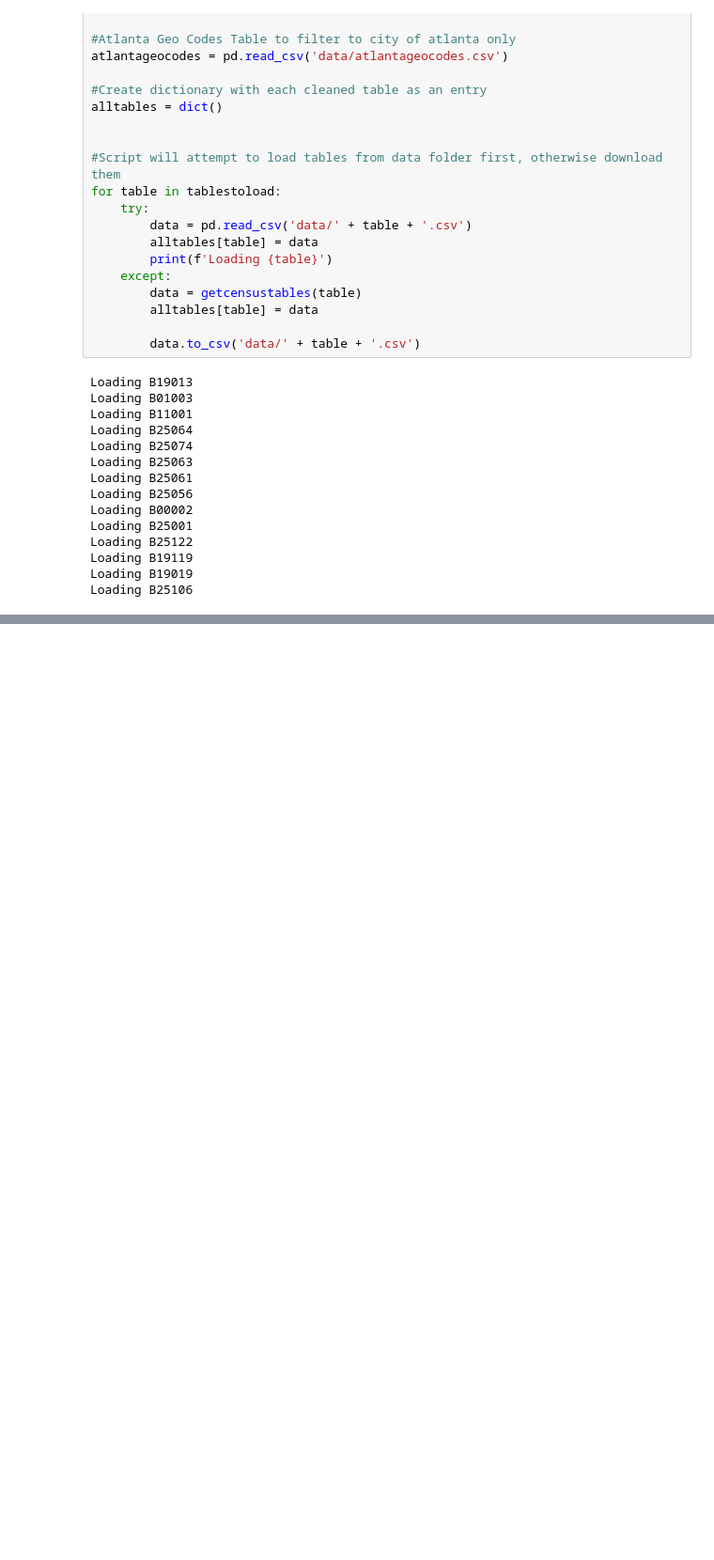
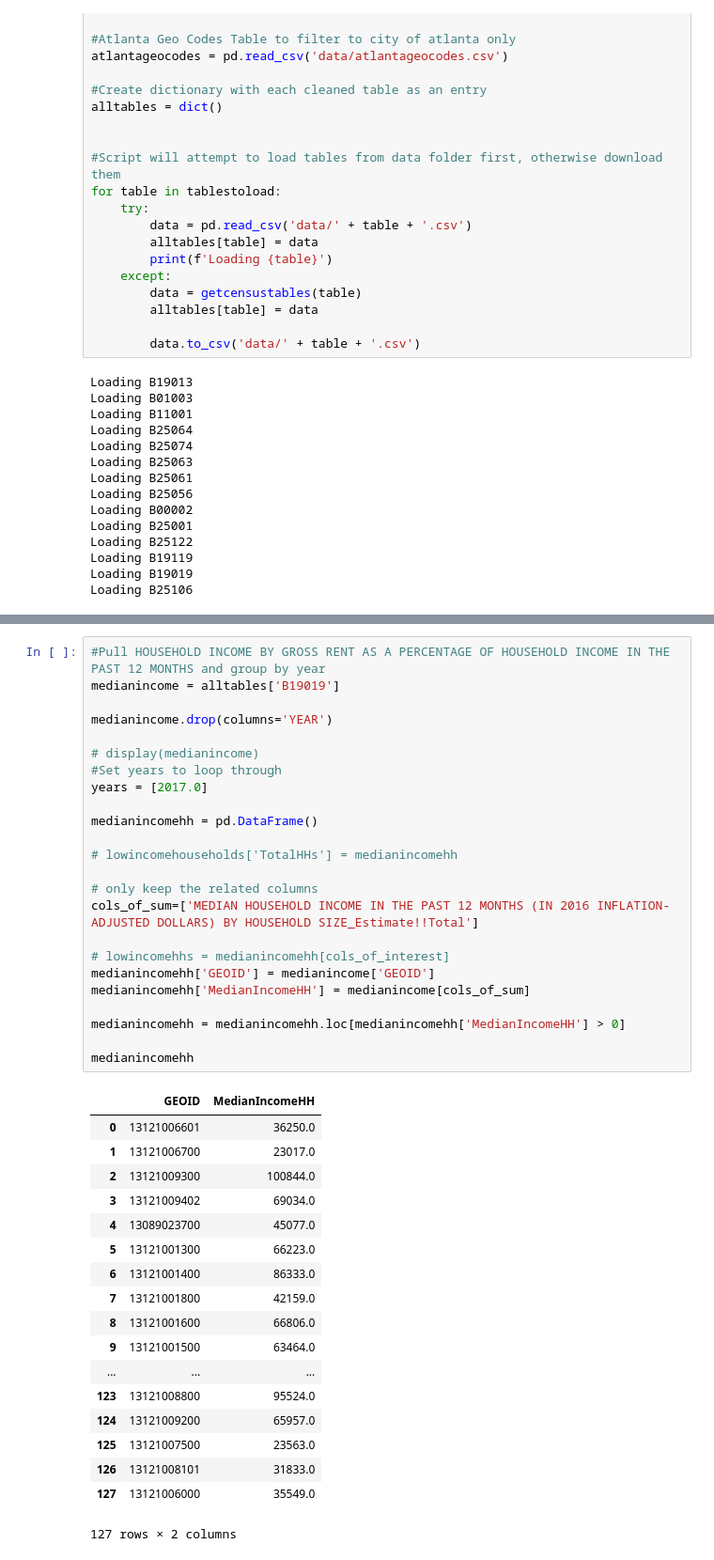
Before and after one commit to anovas2/AAHA, a Jupyter notebook: ETL/main - Alex2.ipynb, the cells around one changed output, grey strips where cells are left out. Shown: that part at 94% size. Cells and saved outputs as stored; diff of their text form; blank space fills up the shorter version.

```diff
--- a/ETL/main - Alex2.ipynb
+++ b/ETL/main - Alex2.ipynb
@@ -319,3 +173,46 @@ KeyError: 1
+# %%
+#Pull HOUSEHOLD INCOME BY GROSS RENT AS A PERCENTAGE OF HOUSEHOLD INCOME IN THE PAST 12 MONTHS and group by year
+medianincome = alltables['B19019']
+
+medianincome.drop(columns='YEAR')
+
+# display(medianincome)
+#Set years to loop through
+years = [2017.0]
+
+medianincomehh = pd.DataFrame()
+
+# lowincomehouseholds['TotalHHs'] = medianincomehh
+
+# only keep the related columns
+cols_of_sum=['MEDIAN HOUSEHOLD INCOME IN THE PAST 12 MONTHS (IN 2016 INFLATION-ADJUSTED DOLLARS) BY HOUSEHOLD SIZE_Estimate!!Total']
+
+# lowincomehhs = medianincomehh[cols_of_interest]
+medianincomehh['GEOID'] = medianincome['GEOID']
+medianincomehh['MedianIncomeHH'] = medianincome[cols_of_sum]
+
+medianincomehh = medianincomehh.loc[medianincomehh['MedianIncomeHH'] > 0]
+
+medianincomehh
+# %% [output]
+|  | GEOID | MedianIncomeHH |
+| 0 | 13121006601 | 36250.0 |
+| 1 | 13121006700 | 23017.0 |
+| 2 | 13121009300 | 100844.0 |
+| 3 | 13121009402 | 69034.0 |
+| 4 | 13089023700 | 45077.0 |
+| 5 | 13121001300 | 66223.0 |
+| 6 | 13121001400 | 86333.0 |
+| 7 | 13121001800 | 42159.0 |
+| 8 | 13121001600 | 66806.0 |
+| 9 | 13121001500 | 63464.0 |
+| ... | ... | ... |
+| 123 | 13121008800 | 95524.0 |
+| 124 | 13121009200 | 65957.0 |
+| 125 | 13121007500 | 23563.0 |
+| 126 | 13121008101 | 31833.0 |
+| 127 | 13121006000 | 35549.0 |
+127 rows × 2 columns
 # %%
 #Pull HOUSEHOLD INCOME BY GROSS RENT AS A PERCENTAGE OF HOUSEHOLD INCOME IN THE PAST 12 MONTHS and group by year
 percentrentbyincome = alltables['B25106']
```
Also changed, not shown: parts of 8 cells of this notebook, 2 other files.
